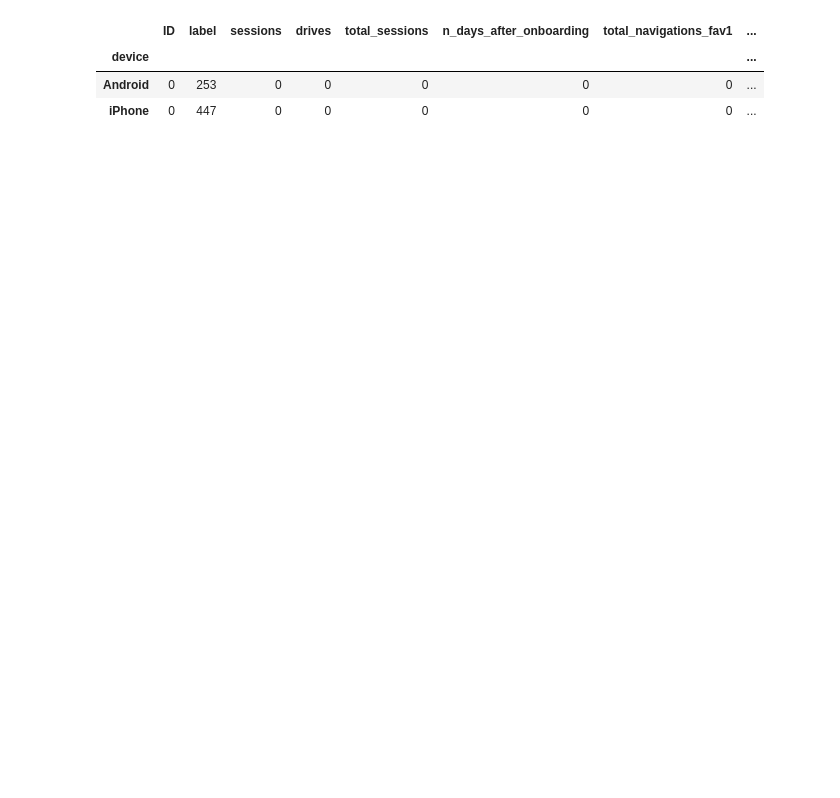
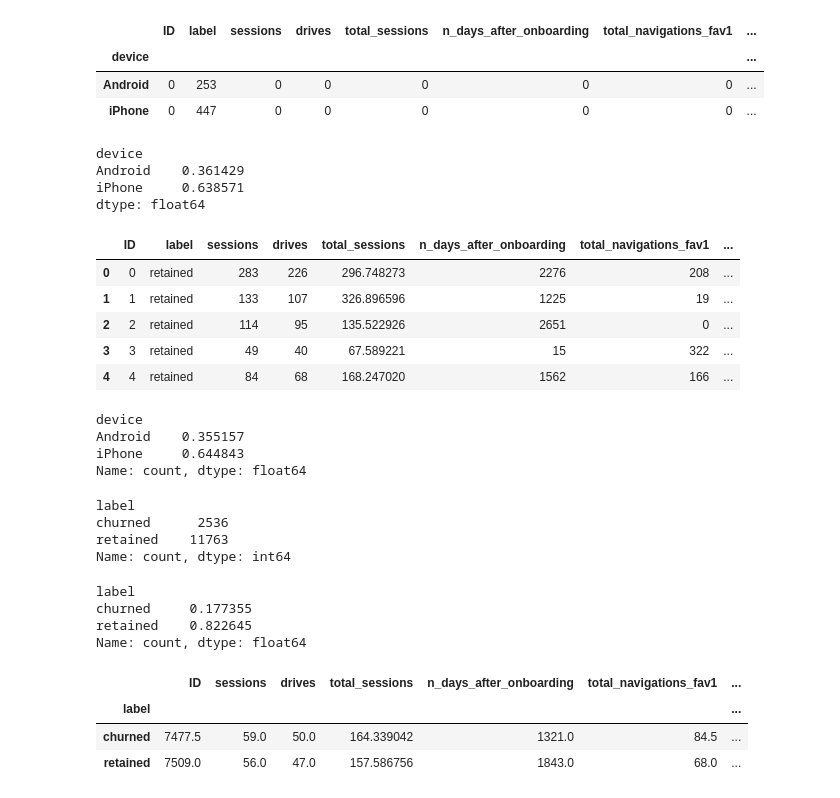
Before and after one commit to tros01/google_advanced_data_analytics, a Jupyter notebook: ga2_waze_py.ipynb, the cells around one changed output. Saved outputs shown, nothing was run; the diff lists cells and outputs as text; code cells hidden in the pictures; blank space fills up the shorter version.

```diff
--- a/ga2_waze_py.ipynb
+++ b/ga2_waze_py.ipynb
@@ -132,3 +133,59 @@ df.groupby("device").apply(lambda x: x.isnull().sum())
 | device |  |  |  |  |  |  |  | ... |
 | Android | 0 | 253 | 0 | 0 | 0 | 0 | 0 | ... |
 | iPhone | 0 | 447 | 0 | 0 | 0 | 0 | 0 | ... |
+# %%
+# Calculate % of iPhone nulls and Android nulls
+null_row_counts = df_null.sum(axis=1)
+null_df_counts = df.isnull().sum().sum()
+null_row_pc = null_row_counts / null_df_counts
+null_row_pc
+# %% [output]
+device
+Android    0.361429
+iPhone     0.638571
+dtype: float64
+# %%
+# Filter out NaNs to obtain a balanced df
+df_balanced = df[df.notna()]
+df_balanced.head()
+# %% [output]
+|  | ID | label | sessions | drives | total_sessions | n_days_after_onboarding | total_navigations_fav1 | ... |
+| 0 | 0 | retained | 283 | 226 | 296.748273 | 2276 | 208 | ... |
+| 1 | 1 | retained | 133 | 107 | 326.896596 | 1225 | 19 | ... |
+| 2 | 2 | retained | 114 | 95 | 135.522926 | 2651 | 0 | ... |
+| 3 | 3 | retained | 49 | 40 | 67.589221 | 15 | 322 | ... |
+| 4 | 4 | retained | 84 | 68 | 168.247020 | 1562 | 166 | ... |
+# %%
+# Calculate % of iPhone users and Android users in full dataset
+df.groupby("device")["device"].value_counts() / df.shape[0]
+# %% [output]
+device
+Android    0.355157
+iPhone     0.644843
+Name: count, dtype: float64
+# %%
+# Calculate counts of churned vs. retained
+label_count = df.groupby("label")["label"].value_counts()
+label_count
+# %% [output]
+label
+churned      2536
+retained    11763
+Name: count, dtype: int64
+# %%
+# Percentages of churned and retained, excluding NaNs
+label_pc = label_count / label_count.sum()
+label_pc
+# %% [output]
+label
+churned     0.177355
+retained    0.822645
+Name: count, dtype: float64
+# %%
+# Calculate median values of all columns for churned and retained users
+df.groupby("label").median(numeric_only=True)
+# %% [output]
+|  | ID | sessions | drives | total_sessions | n_days_after_onboarding | total_navigations_fav1 | ... |
+| label |  |  |  |  |  |  | ... |
+| churned | 7477.5 | 59.0 | 50.0 | 164.339042 | 1321.0 | 84.5 | ... |
+| retained | 7509.0 | 56.0 | 47.0 | 157.586756 | 1843.0 | 68.0 | ... |
```
Also changed, not shown: parts of 9 cells of this notebook.
